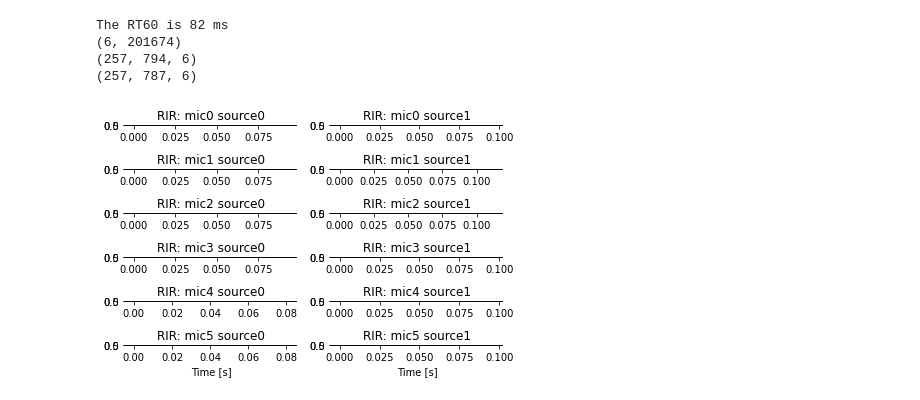
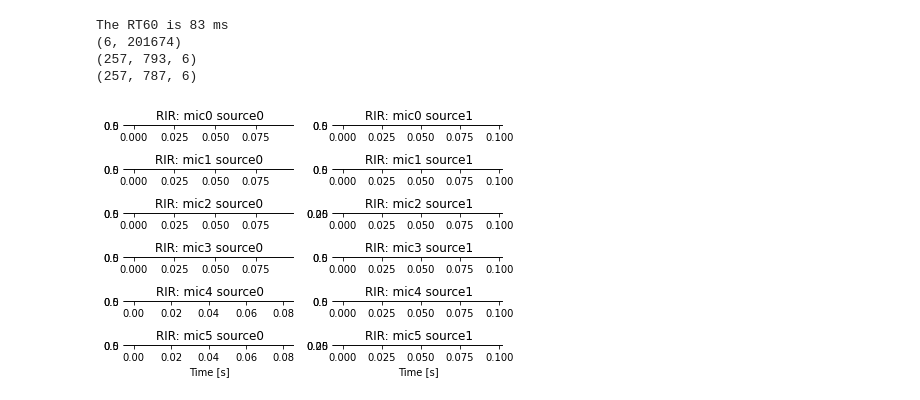
Before and after one commit to wangwei2009/DistantSpeech, a Jupyter notebook: example/pmwf.ipynb, the cells around one changed output. Cells and saved outputs as stored; diff of their text form; code cells hidden in the pictures.

```diff
--- a/example/pmwf.ipynb
+++ b/example/pmwf.ipynb
@@ -19,37 +19,37 @@ from DistantSpeech.noise_estimation.mcra2 import MCRA2
 sampling_frequency = 16000
 fft_length = 512
 fft_shift = 256
 mic_diameter = 0.1
 sound_speed = 343
 look_direction = 30
 
 signal = audioread("/home/wangwei/work/DistantSpeech/samples/audio_samples/cleanspeech_aishell3_2.wav")
 noise = audioread("/home/wangwei/work/DistantSpeech/samples/noise/office1.wav")
 fs = 16000
 M = 6
 mic_array = MicArray(arrayType="circular", r=mic_diameter/2, M=M)
 mic_array_sim = mic_array.array_sim
 # print(mic_array_sim.R)
-array_data, premix = mic_array_sim.generate_audio(signal, interference=noise, source_angle=look_direction, interf_angle=270, sir=10, snr=30)
+array_data, premix = mic_array_sim.generate_audio(signal, interference=noise, source_angle=look_direction, interf_angle=250, sir=10, snr=30)
 # audiowrite('mix.wav', np.transpose(array_data))
 # audiowrite('signal.wav', np.transpose(premix[0, :, :]))
 # audiowrite('interf.wav', np.transpose(premix[1, :, :]))
 
 print(array_data.shape)
 M = array_data.shape[0]
 transform = Transform(n_fft=512, hop_length=256, channel=M)
 D = transform.stft(np.transpose(array_data))
 Noise = transform.stft(np.transpose(premix[1, :M, :]))
 print(Noise.shape)
 half_bin = D.shape[0]
 frame_num = D.shape[1]
 print(D.shape)
 # %% [output]
-The RT60 is 82 ms
+The RT60 is 83 ms
 (6, 201674)
-(257, 794, 6)
+(257, 793, 6)
 (257, 787, 6)
-[figure, old version]
+[figure, new version]
 # %%
 Rvv = np.zeros((M,M, half_bin), dtype=complex)
 Ryy = np.zeros((M,M, half_bin), dtype=complex)
```
Also changed, not shown: parts of 1 cell of this notebook.
